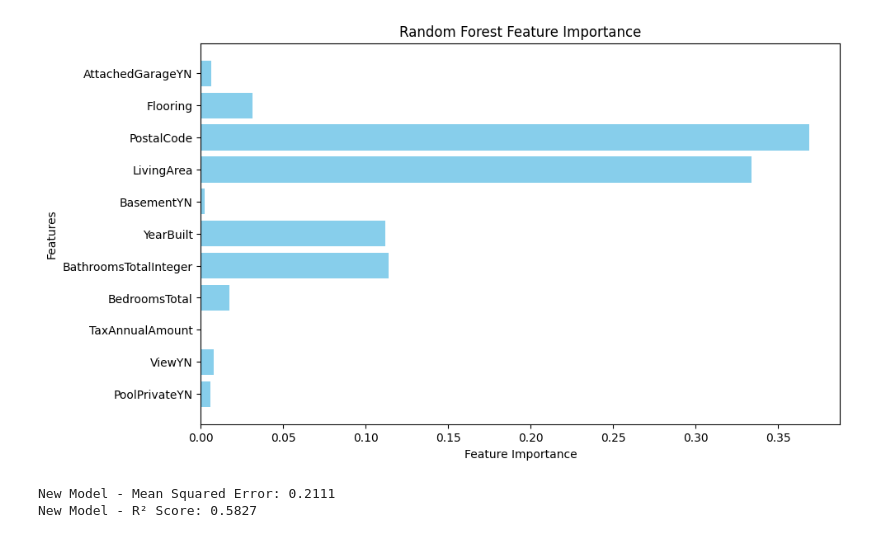
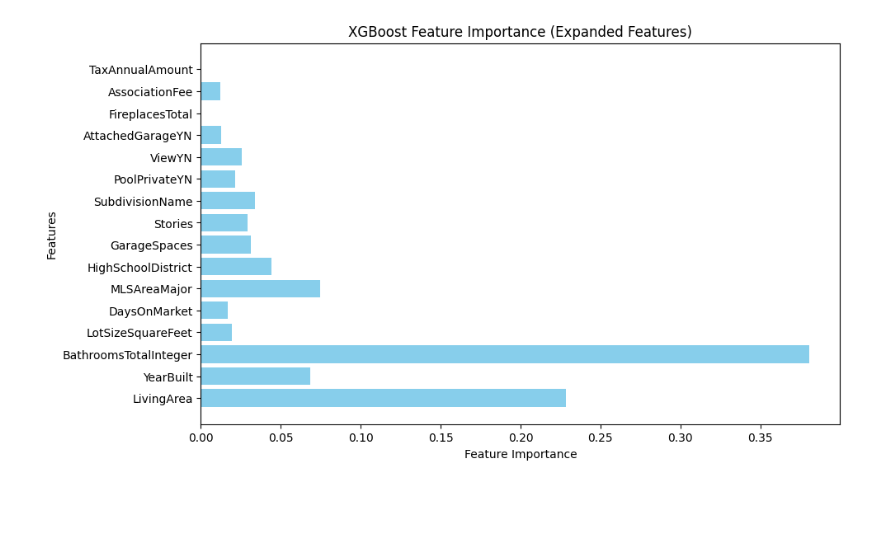
Before and after one commit to bbousquette1/IDX-Exchange-DS16-Winter2025, a Jupyter notebook: Brandon ML Testing.ipynb, the cells around one changed output. Saved outputs shown, nothing was run; the diff lists cells and outputs as text; code cells hidden in the pictures; blank space fills up the shorter version.

Commit message:
Added GUI, Further Model Testing

```diff
--- a/Brandon ML Testing.ipynb
+++ b/Brandon ML Testing.ipynb
@@ -61,0 +34,37 @@ R2 Score is 0.7344
+# %%
+df_redfin = pd.read_csv(folder + "data_median_redfin.csv", dtype={"PostalCode": str}, low_memory=False)
+
+price_cols = ["June", "July", "August", "September", "October", "November", "December", "January"]
+df_redfin = df_redfin[["PostalCode"] + price_cols]
+
+df_redfin["PostalCode"] = df_redfin["PostalCode"].astype("category")
+df_redfin["MedianSalePrice"] = df_redfin[price_cols].mean(axis=1)
+
+df_redfin = df_redfin[["PostalCode", "MedianSalePrice"]]
+
+df_redfin = df_redfin.drop_duplicates(subset="PostalCode")
+df_all["PostalCode"] = df_all["PostalCode"].astype("category")
+df_all = df_all.merge(df_redfin, on="PostalCode", how="left", sort=True)
+df_all["MedianSalePrice"] = df_all["MedianSalePrice"].fillna(df_all["MedianSalePrice"].median())
+# %%
+selected_cols = ["LivingArea", "BathroomsTotalInteger", "YearBuilt", "LotSizeSquareFeet", "DaysOnMarket", "MLSAreaMajor", "HighSchoolDistrict", "GarageSpaces", "Stories", "SubdivisionName"]
+
+df_clean = df_all[selected_cols].copy()
+
+df_clean["ClosePrice"] = df_all["ClosePrice"]
+df_clean["ClosePrice"] = df_clean["ClosePrice"].fillna(df_all["MedianSalePrice"])
+
+
+df_clean["Age"] = 2025 - df_clean["YearBuilt"]
+
+df_clean["LotSizeSquareFeet"] = df_clean["LotSizeSquareFeet"].apply(lambda x: np.nan if x <= 0 else x)
+df_clean["DaysOnMarket"] = df_clean["DaysOnMarket"].apply(lambda x: np.nan if x <= 0 else x)
+
+# numeric cols
+num_cols = ["ClosePrice", "LivingArea", "BathroomsTotalInteger", "YearBuilt",
+            "LotSizeSquareFeet", "DaysOnMarket", "Age", "GarageSpaces", "Stories"]
+df_clean[num_cols] = df_clean[num_cols].fillna(df_clean[num_cols].median())
+
+cat_cols = ["MLSAreaMajor", "HighSchoolDistrict", "SubdivisionName"]
+for col in cat_cols:
+    df_clean[col] = df_clean[col].astype("category").cat.codes
@@ -62,12 +195,12 @@ R2 Score is 0.7344
 # %%
-importances = rf.feature_importances_
-feature_names = X.columns
+importances = xgb2.feature_importances_
+feature_names = X2.columns
 
 plt.figure(figsize=(10, 6))
 plt.barh(feature_names, importances, color='skyblue')
 plt.xlabel("Feature Importance")
 plt.ylabel("Features")
-plt.title("Random Forest Feature Importance")
+plt.title("XGBoost Feature Importance (Expanded Features)")
 plt.show()
 # %% [output]
-[figure, old version]
+[figure, new version]
@@ -96,19 +206,0 @@ df_new["log_price"] = np.log1p(df_new["OriginalListPrice"])
-# %%
-X = df_new.drop(columns=["log_price", "OriginalListPrice"])
-y = df_new["log_price"]
-
-X_train, X_test, y_train, y_test = train_test_split(X, y, test_size=0.2, random_state=42)
-
-rf = RandomForestRegressor(n_estimators=500, random_state=42)
-rf.fit(X_train, y_train)
-
-y_pred = rf.predict(X_test)
-
-mse = mean_squared_error(y_test, y_pred)
-r2 = r2_score(y_test, y_pred)
-
-print(f"New Model - Mean Squared Error: {mse:.4f}")
-print(f"New Model - R² Score: {r2:.4f}")
-# %% [output]
-New Model - Mean Squared Error: 0.2111
-New Model - R² Score: 0.5827
```
Also changed, not shown: parts of 14 cells of this notebook, 3 other files.
